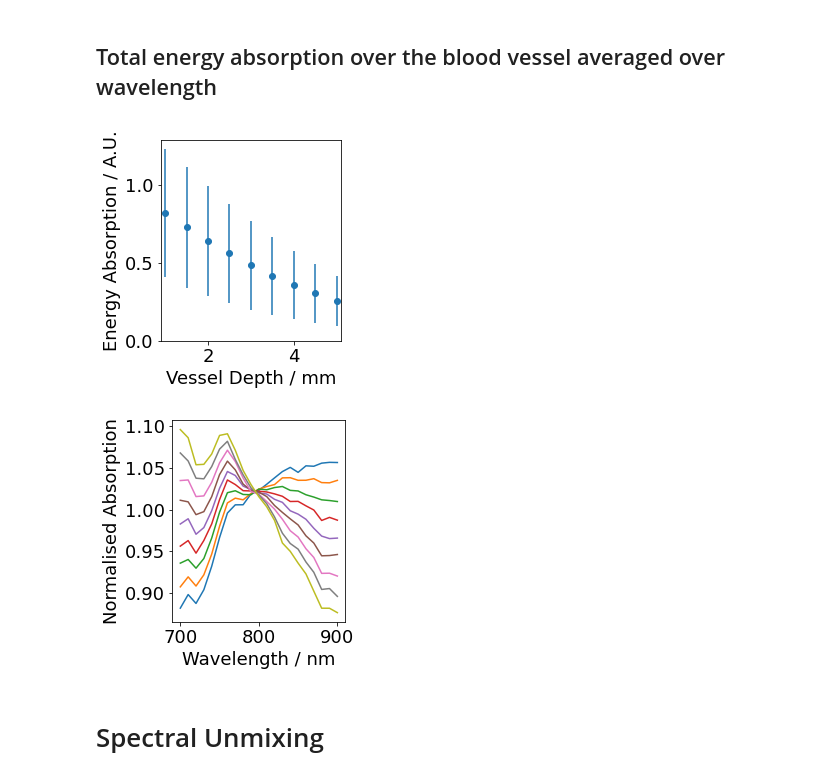
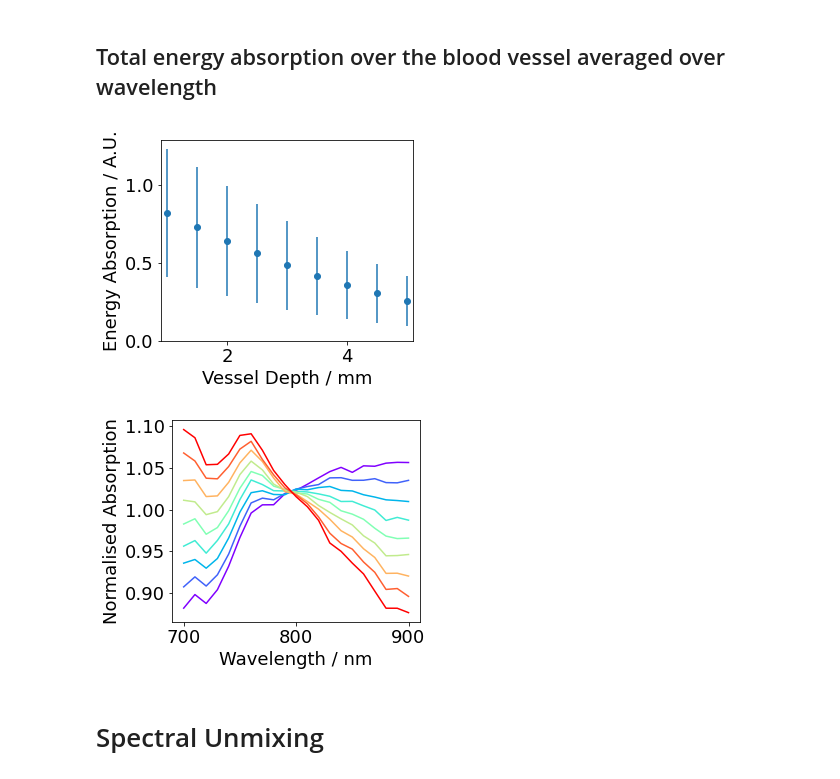
Before and after one commit to tomelse/SkinPhantomSimulations, a Jupyter notebook: Exp3/Vessel Depth Analysis.ipynb, the cells around one changed output. Saved outputs shown, nothing was run; the diff lists cells and outputs as text; code cells hidden in the pictures.

```diff
--- a/Exp3/Vessel Depth Analysis.ipynb
+++ b/Exp3/Vessel Depth Analysis.ipynb
@@ -9,7 +9,7 @@ import matplotlib
 from pymcx import read_output_file, load_mcx_settings
 from spectra import blood_mu_a, melanosome_mu_a, water_mu_a
 
-matplotlib.rcParams['figure.figsize'] = (4,4)
+matplotlib.rcParams['figure.figsize'] = (5,4)
 matplotlib.rcParams.update({'font.size': 18})
 # %% [markdown]
 Load the list of parameters run and the files containing the output and settings files. The constant variables are removed for the summary tables.
@@ -91,24 +91,27 @@ plt.ylabel("Energy Absorption / A.U.")
 plt.ylim([0,None])
 plt.xlim(0.9,5.1)
 plt.tight_layout()
-plt.savefig("../FiguresOutput/depth_abs.png")
+plt.savefig("../FiguresOutput/depth_abs.png", bbox_inches = 'tight',pad_inches = 0)
 plt.show()
 # %% [output]
-[figure, old version]
+[figure, new version]
 # %%
 # Calculate the mean absorption spectra over the entire blood vessel over the independent variable.
 mean_specs = [np.mean(result[volume_numbered[i] == 4], axis=0) for i, result in enumerate(ms_results)]
 
+evenly_spaced_interval = np.linspace(0, 1, len(mean_specs))
+line_colors = [matplotlib.cm.rainbow(x) for x in evenly_spaced_interval]
+
 wavelengths = parameters["Wavelength"].unique()
-for spec, label in zip(mean_specs, labels):
-    plt.plot(1e9*wavelengths, spec/np.mean(spec), label=label)
+for spec, label, color in zip(mean_specs, labels, line_colors):
+    plt.plot(1e9*wavelengths, spec/np.mean(spec), label=label, color=color)
 plt.xlabel("Wavelength / nm")
 plt.ylabel("Normalised Absorption")
 plt.tight_layout()
-plt.savefig("../FiguresOutput/depth_spec.png")
+plt.savefig("../FiguresOutput/depth_spec.png", bbox_inches = 'tight', pad_inches = 0)
 plt.show()
 # %% [output]
-[figure, old version]
+[figure, new version]
 # %% [markdown]
 # Spectral Unmixing
 # %%
```
Also changed, not shown: parts of 5 cells of this notebook, 33 other files.
